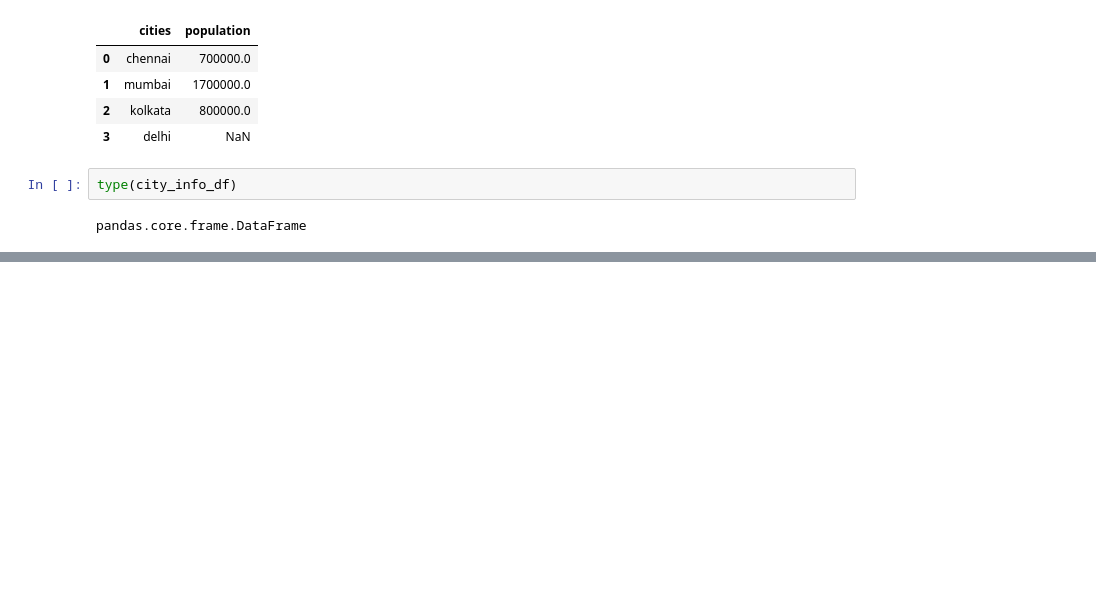
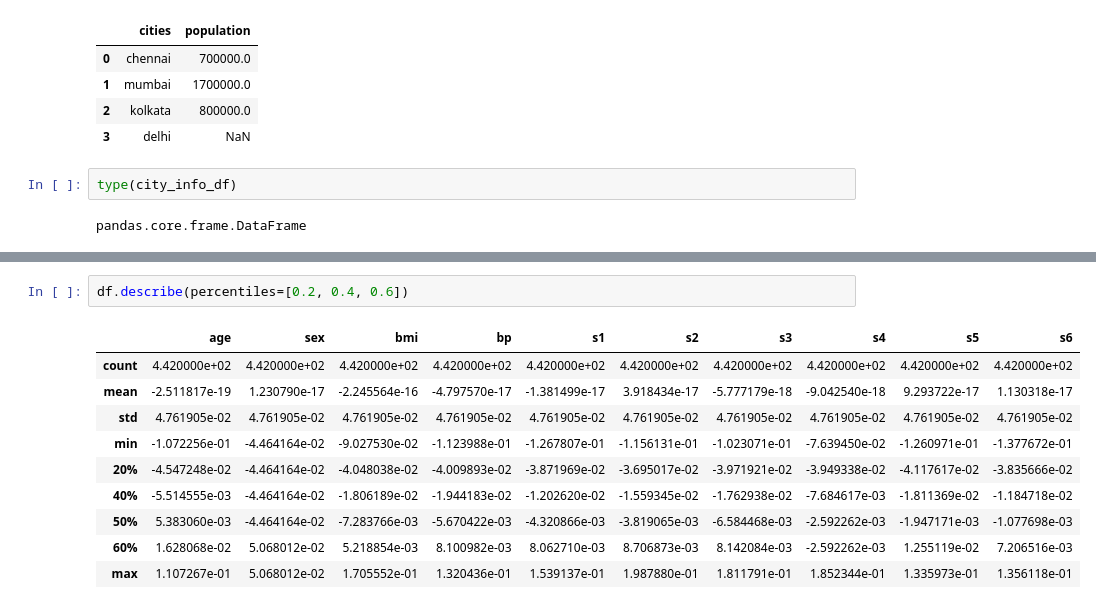
Before and after one commit to arjunpvm/mlp, a Jupyter notebook: week1/introduction_to_pandas.ipynb, the cells around one changed output, grey strips where cells are left out. Cells and saved outputs as stored; diff of their text form; blank space fills up the shorter version.

```diff
--- a/week1/introduction_to_pandas.ipynb
+++ b/week1/introduction_to_pandas.ipynb
@@ -79,0 +228,13 @@ pandas.core.frame.DataFrame
+# %%
+df.describe(percentiles=[0.2, 0.4, 0.6])
+# %% [output]
+|  | age | sex | bmi | bp | s1 | s2 | s3 | s4 | s5 | s6 |
+| count | 4.420000e+02 | 4.420000e+02 | 4.420000e+02 | 4.420000e+02 | 4.420000e+02 | 4.420000e+02 | 4.420000e+02 | 4.420000e+02 | 4.420000e+02 | 4.420000e+02 |
+| mean | -2.511817e-19 | 1.230790e-17 | -2.245564e-16 | -4.797570e-17 | -1.381499e-17 | 3.918434e-17 | -5.777179e-18 | -9.042540e-18 | 9.293722e-17 | 1.130318e-17 |
+| std | 4.761905e-02 | 4.761905e-02 | 4.761905e-02 | 4.761905e-02 | 4.761905e-02 | 4.761905e-02 | 4.761905e-02 | 4.761905e-02 | 4.761905e-02 | 4.761905e-02 |
+| min | -1.072256e-01 | -4.464164e-02 | -9.027530e-02 | -1.123988e-01 | -1.267807e-01 | -1.156131e-01 | -1.023071e-01 | -7.639450e-02 | -1.260971e-01 | -1.377672e-01 |
+| 20% | -4.547248e-02 | -4.464164e-02 | -4.048038e-02 | -4.009893e-02 | -3.871969e-02 | -3.695017e-02 | -3.971921e-02 | -3.949338e-02 | -4.117617e-02 | -3.835666e-02 |
+| 40% | -5.514555e-03 | -4.464164e-02 | -1.806189e-02 | -1.944183e-02 | -1.202620e-02 | -1.559345e-02 | -1.762938e-02 | -7.684617e-03 | -1.811369e-02 | -1.184718e-02 |
+| 50% | 5.383060e-03 | -4.464164e-02 | -7.283766e-03 | -5.670422e-03 | -4.320866e-03 | -3.819065e-03 | -6.584468e-03 | -2.592262e-03 | -1.947171e-03 | -1.077698e-03 |
+| 60% | 1.628068e-02 | 5.068012e-02 | 5.218854e-03 | 8.100982e-03 | 8.062710e-03 | 8.706873e-03 | 8.142084e-03 | -2.592262e-03 | 1.255119e-02 | 7.206516e-03 |
+| max | 1.107267e-01 | 5.068012e-02 | 1.705552e-01 | 1.320436e-01 | 1.539137e-01 | 1.987880e-01 | 1.811791e-01 | 1.852344e-01 | 1.335973e-01 | 1.356118e-01 |
```
Also changed, not shown: parts of 18 cells of this notebook.
